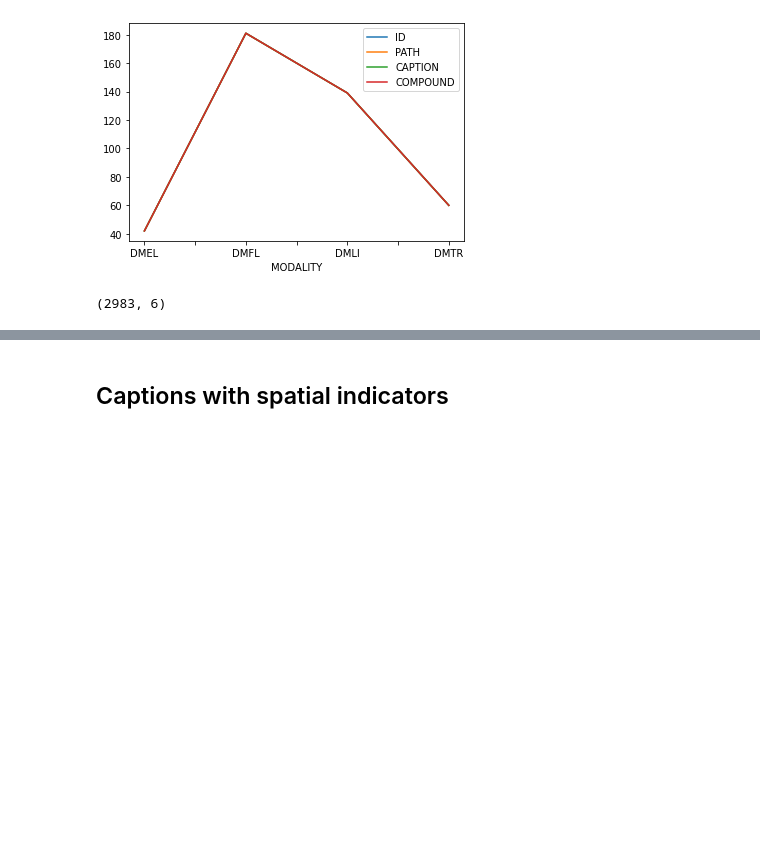
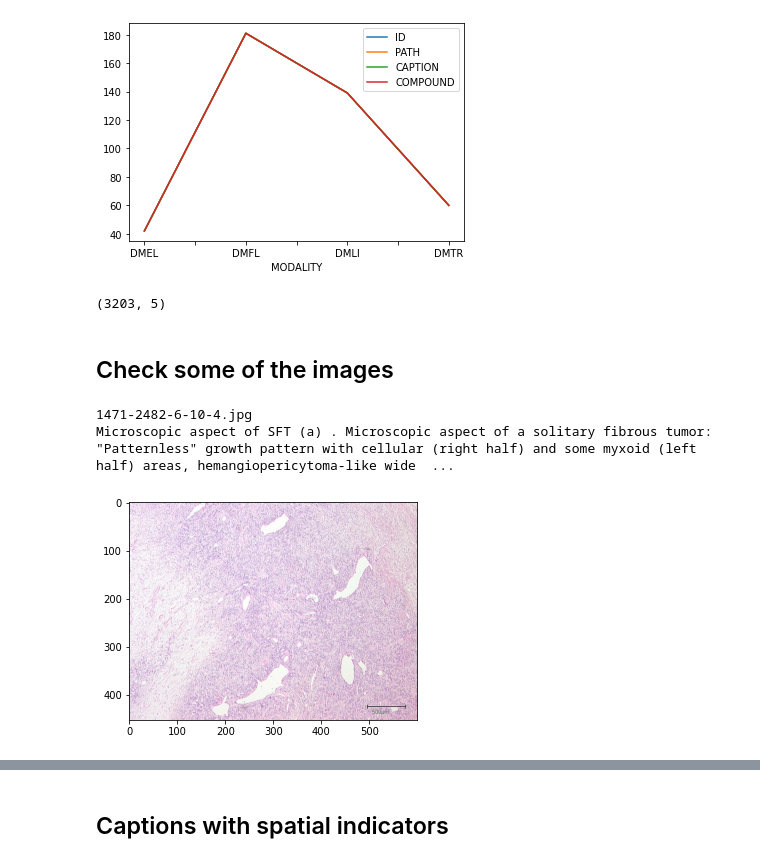
Before and after one commit to jtrells/biomedical-image-classification, a Jupyter notebook: nb/captions_validating_clef16_set.ipynb, the cells around one changed output, grey strips where cells are left out. Drawn from its saved outputs; the diff is of its cells as text; code cells hidden in the pictures; blank space fills up the shorter version.

```diff
--- a/nb/captions_validating_clef16_set.ipynb
+++ b/nb/captions_validating_clef16_set.ipynb
@@ -377,9 +376,30 @@ val.groupby(['MODALITY']).count().plot()
 <AxesSubplot:xlabel='MODALITY'>
 [figure]
 # %%
-df = pd.concat([df16_microscopy_train, df16_microscopy_test])
+df = pd.concat([df13_16_microscopy_train, df16_microscopy_test])
 df.shape
 # %% [output]
-(2983, 6)
+(3203, 5)
 # %%
 df.to_csv(DATASET_PATH, sep='\t')
+# %% [markdown]
+## Check some of the images
+# %%
+import matplotlib.pyplot as plt
+import skimage.io as io
+
+idx = 99
+# idx = 100 belong to the same compound figure and has the caption split
+
+img_id = df13_microscopy_train.iloc[idx]['ID']
+caption = df13_microscopy_train.iloc[idx]['CAPTION']
+image_path = BASE_PATH / df13_microscopy_train.iloc[idx]['PATH']
+
+print(img_id)
+print(caption)
+img = io.imread(image_path)
+plt.imshow(img);
+# %% [output]
+1471-2482-6-10-4.jpg
+Microscopic aspect of SFT (a) . Microscopic aspect of a solitary fibrous tumor: "Patternless" growth pattern with cellular (right half) and some myxoid (left half) areas, hemangiopericytoma-like wide  ...
+[figure, added]
```
Also changed, not shown: parts of 22 cells of this notebook, 6 other files.
